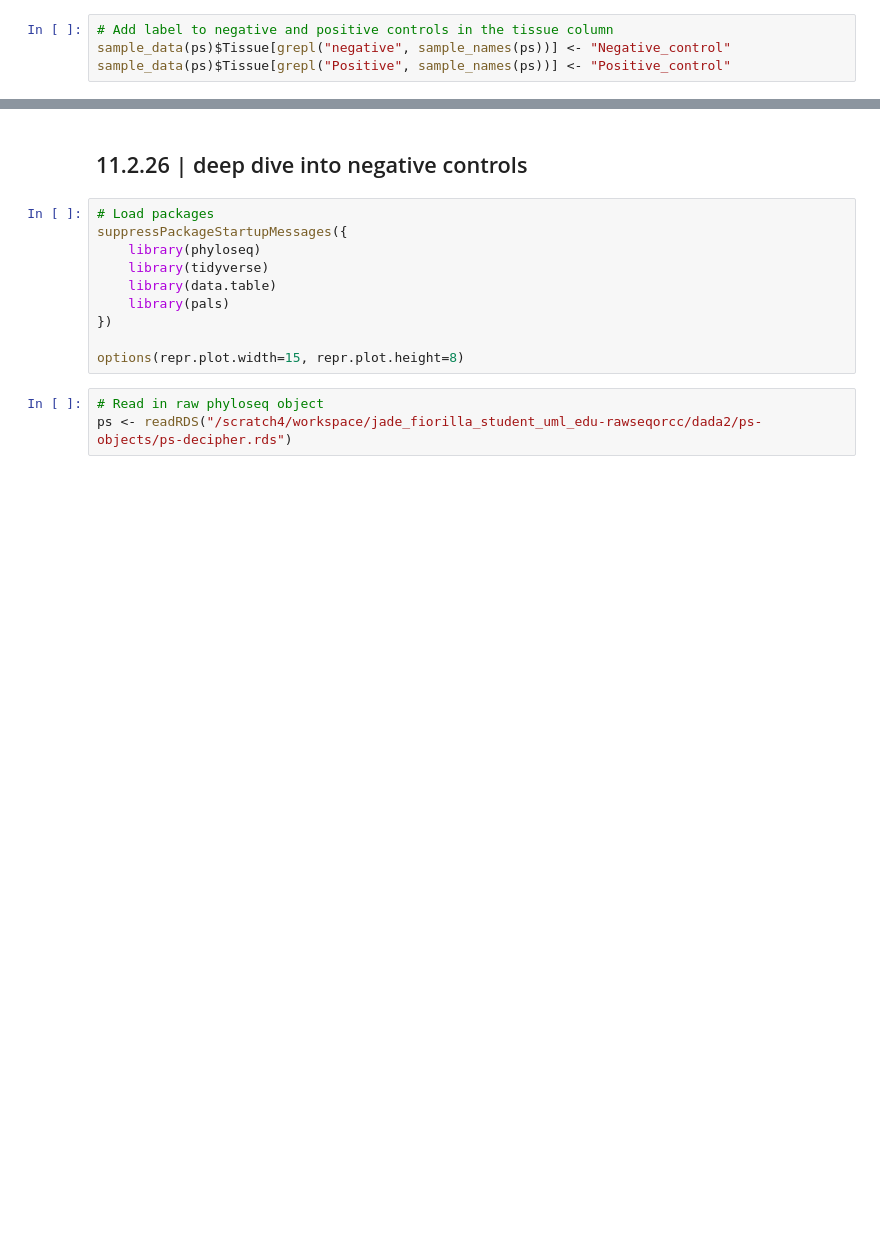
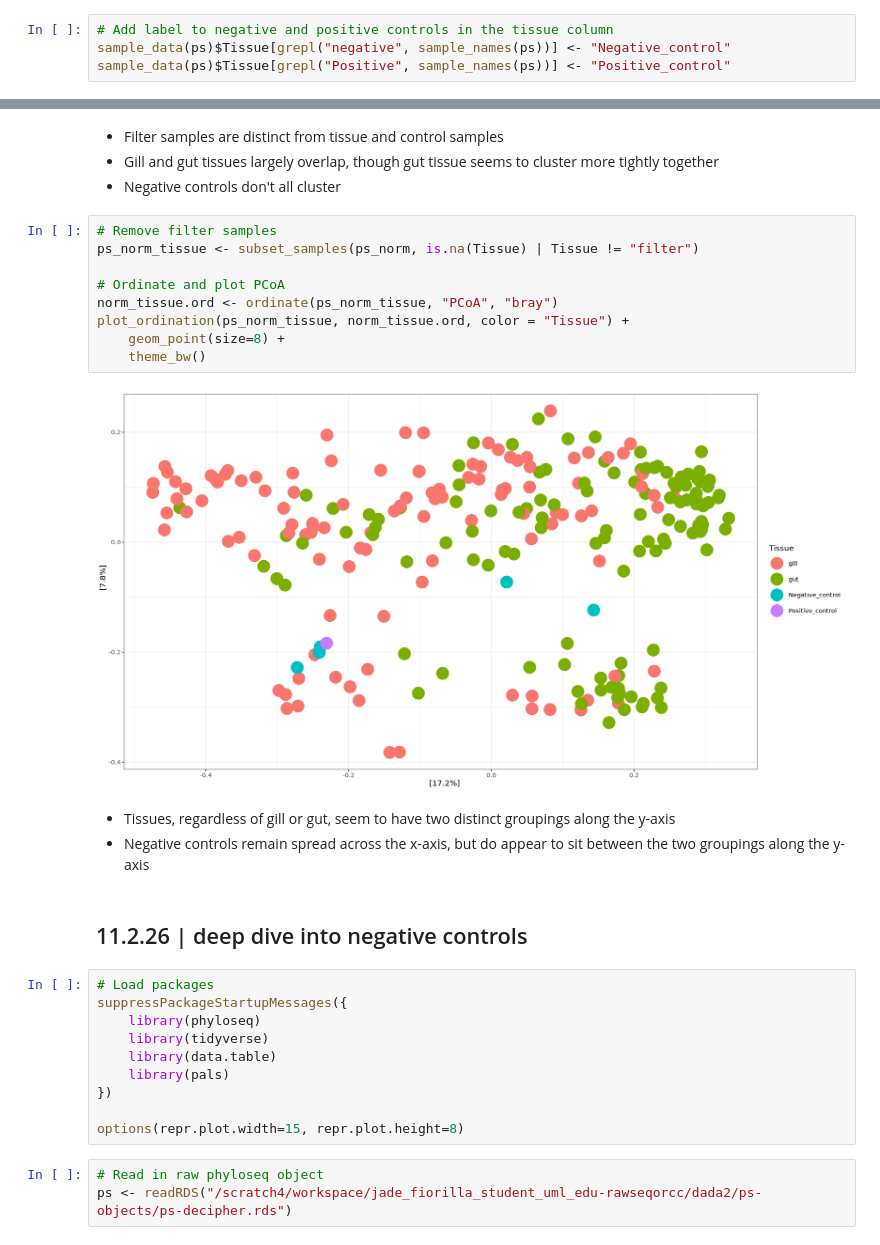
Before and after one commit to jfiorilla/ORCC_16S, a Jupyter notebook: 2_phyloseq-decipher.ipynb, the cells around one changed output, grey strips where cells are left out. Cells and saved outputs as stored; diff of their text form; blank space fills up the shorter version.

```diff
--- a/2_phyloseq-decipher.ipynb
+++ b/2_phyloseq-decipher.ipynb
@@ -440,3 +350,21 @@ plot_ordination(ps_july6, july6.ord, color = "Final_concentration", shape = "Tis
+# %% [markdown]
+- Filter samples are distinct from tissue and control samples
+- Gill and gut tissues largely overlap, though gut tissue seems to cluster more tightly together
+- Negative controls don't all cluster
+# %%
+# Remove filter samples
+ps_norm_tissue <- subset_samples(ps_norm, is.na(Tissue) | Tissue != "filter")
+
+# Ordinate and plot PCoA
+norm_tissue.ord <- ordinate(ps_norm_tissue, "PCoA", "bray")
+plot_ordination(ps_norm_tissue, norm_tissue.ord, color = "Tissue") +
+    geom_point(size=8) +
+    theme_bw()
+# %% [output]
+[figure, added]
+# %% [markdown]
+- Tissues, regardless of gill or gut, seem to have two distinct groupings along the y-axis
+- Negative controls remain spread across the x-axis, but do appear to sit between the two groupings along the y-axis
 # %% [markdown]
 ## 11.2.26 | deep dive into negative controls
 # %%
```
Also changed, not shown: parts of 78 cells of this notebook, 2 other files.
